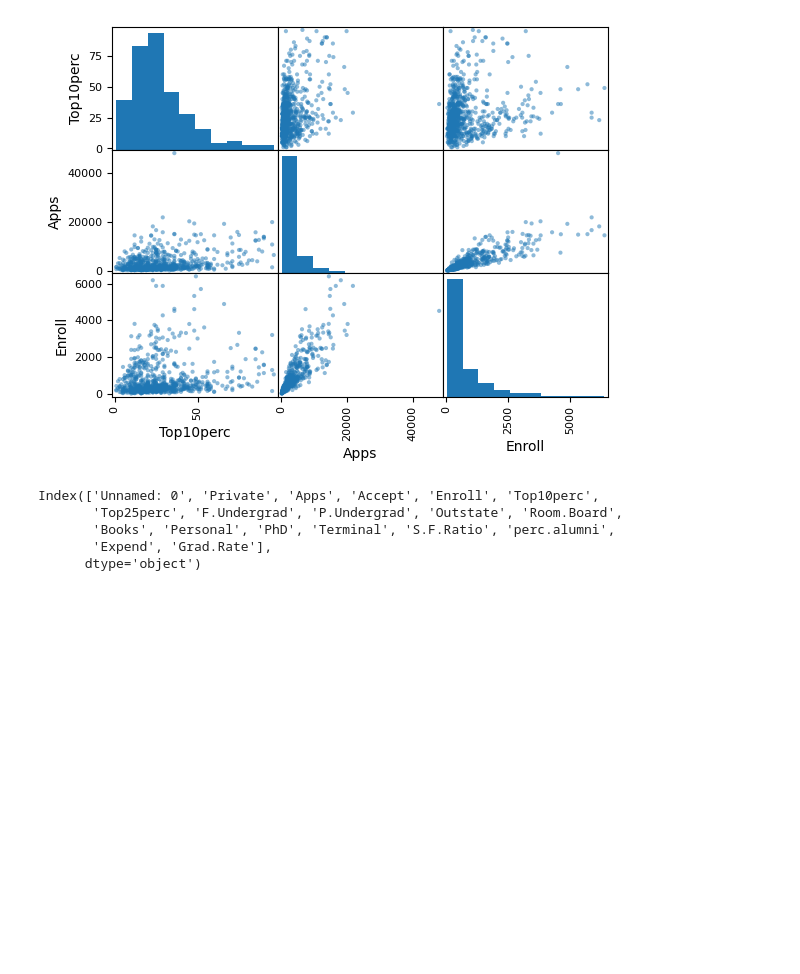
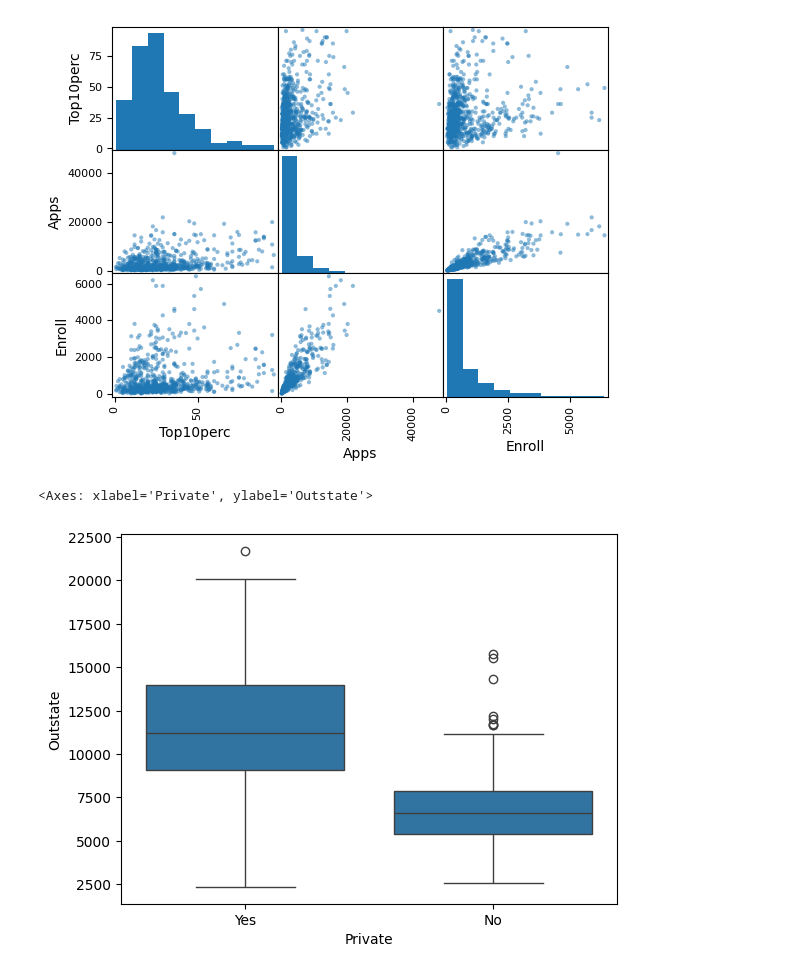
Before and after one commit to caoa0816/ISLP_labs, a Jupyter notebook: ch02/Ch02-exercise.ipynb, the cells around one changed output. Cells and saved outputs as stored; diff of their text form; code cells hidden in the pictures; blank space fills up the shorter version.

```diff
--- a/ch02/Ch02-exercise.ipynb
+++ b/ch02/Ch02-exercise.ipynb
@@ -59,10 +60,7 @@ array([[<Axes: xlabel='Top10perc', ylabel='Top10perc'>,
         <Axes: xlabel='Enroll', ylabel='Enroll'>]], dtype=object)
 [figure]
 # %%
-college.columns
+sns.boxplot(x=college['Private'], y=college['Outstate'])
 # %% [output]
-Index(['Unnamed: 0', 'Private', 'Apps', 'Accept', 'Enroll', 'Top10perc',
-       'Top25perc', 'F.Undergrad', 'P.Undergrad', 'Outstate', 'Room.Board',
-       'Books', 'Personal', 'PhD', 'Terminal', 'S.F.Ratio', 'perc.alumni',
-       'Expend', 'Grad.Rate'],
-      dtype='object')
+<Axes: xlabel='Private', ylabel='Outstate'>
+[figure, added]
```
Also changed, not shown: parts of 2 cells of this notebook.
